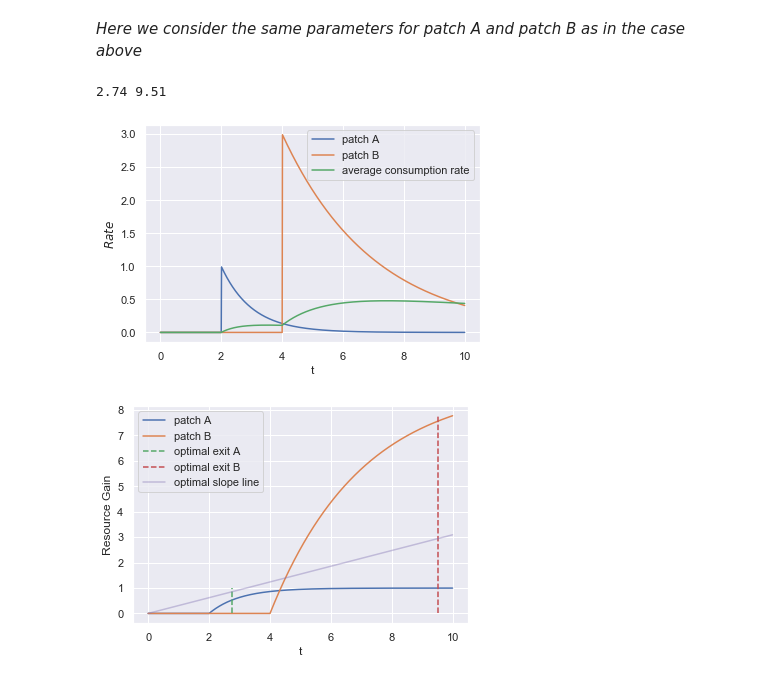
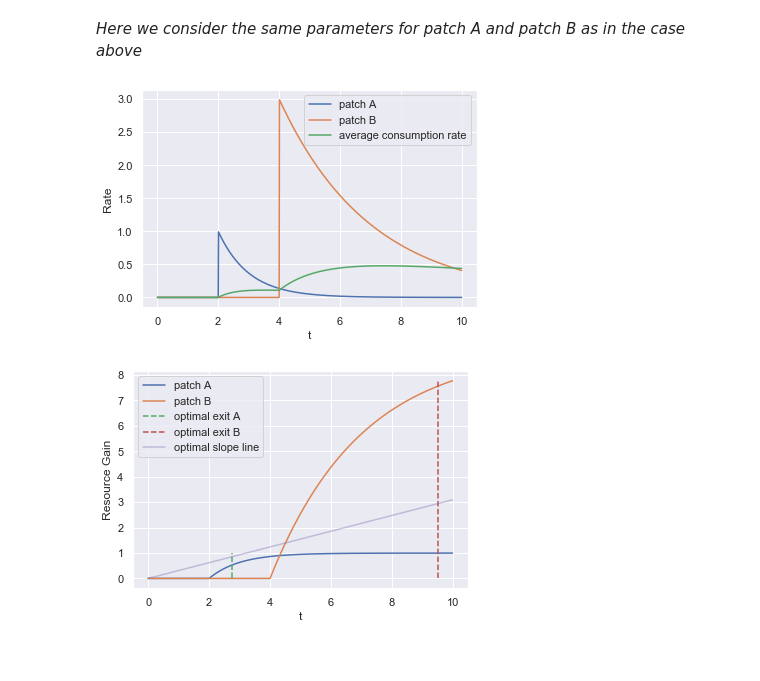
Before and after one commit to shivChitinous/optimal-forager, a Jupyter notebook: Optimal Foraging Theory.ipynb, the cells around one changed output. Saved outputs shown, nothing was run; the diff lists cells and outputs as text; code cells hidden in the pictures.

```diff
--- a/Optimal Foraging Theory.ipynb
+++ b/Optimal Foraging Theory.ipynb
@@ -204,20 +202,16 @@ df3['I/t'] = df3[['I/t_a', 'I/t_b']].mean(axis=1)
 t_opt_a = df3['t'][(df2['I_dot_a']<df3['I/t'].max()) & (df3['t']>T_a)].iloc[0]
 t_opt_b = df3['t'][(df2['I_dot_b']<df3['I/t'].max()) & (df3['t']>T_b)].iloc[0]
 
-print(t_opt_a,t_opt_b)
-
 #get the line of optimal slope
 df3['optimality'] = (df3['I/t'][df['t']>=t_opt].iloc[0])*df['t']
-# %% [output]
-2.74 9.51
 # %%
 sns.lineplot(y ='I_dot_a',x = 't', data = df3)
 sns.lineplot(y ='I_dot_b',x = 't', data = df3)
 sns.lineplot(y = 'I/t', x = 't', data = df3)
 plt.ylabel('I_dot'); plt.legend(['patch A','patch B','average consumption rate']);
-plt.ylabel('$Rate$');
+plt.ylabel('Rate');
 # %% [output]
-[figure, old version]
+[figure, new version]
 # %%
 sns.lineplot(y ='I_a',x = 't', data = df3)
 sns.lineplot(y ='I_b',x = 't', data = df3)
```
Also changed, not shown: parts of 4 cells of this notebook.
